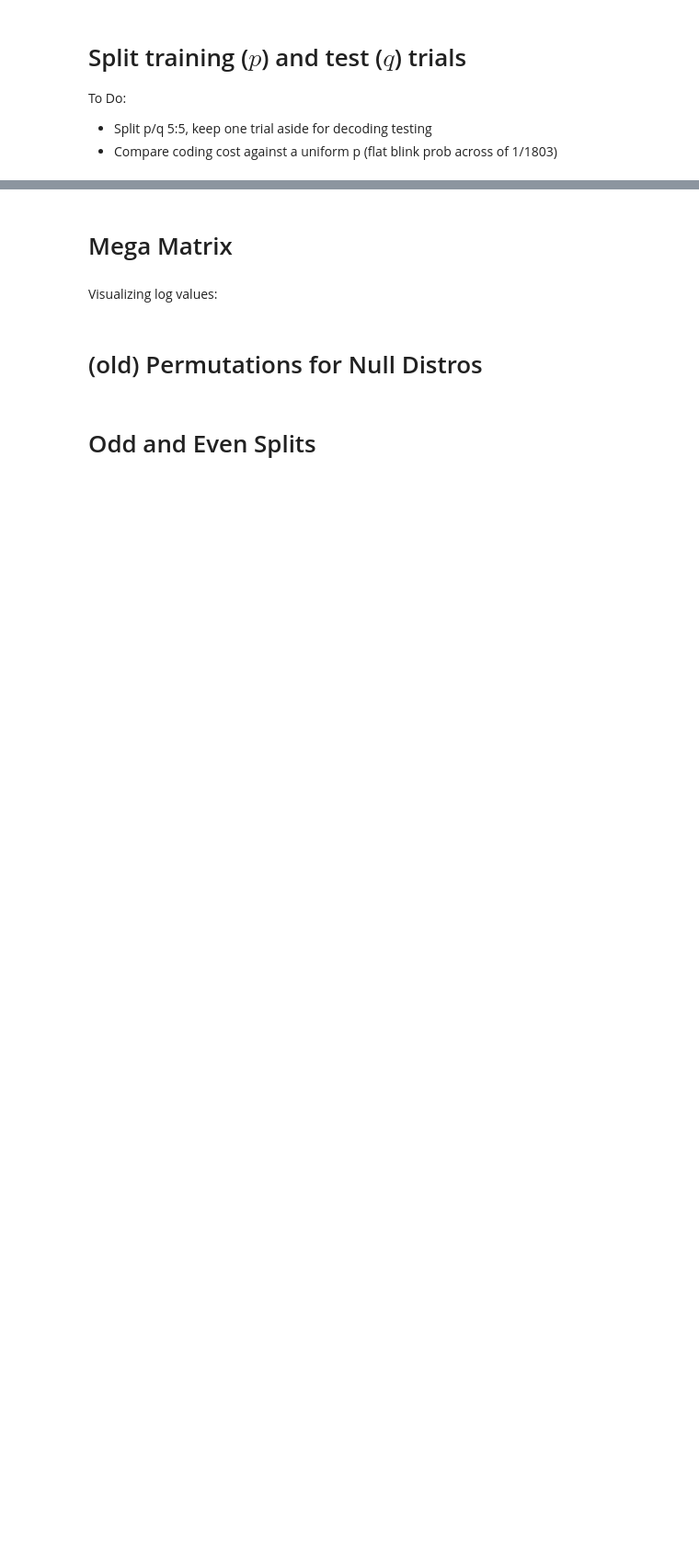
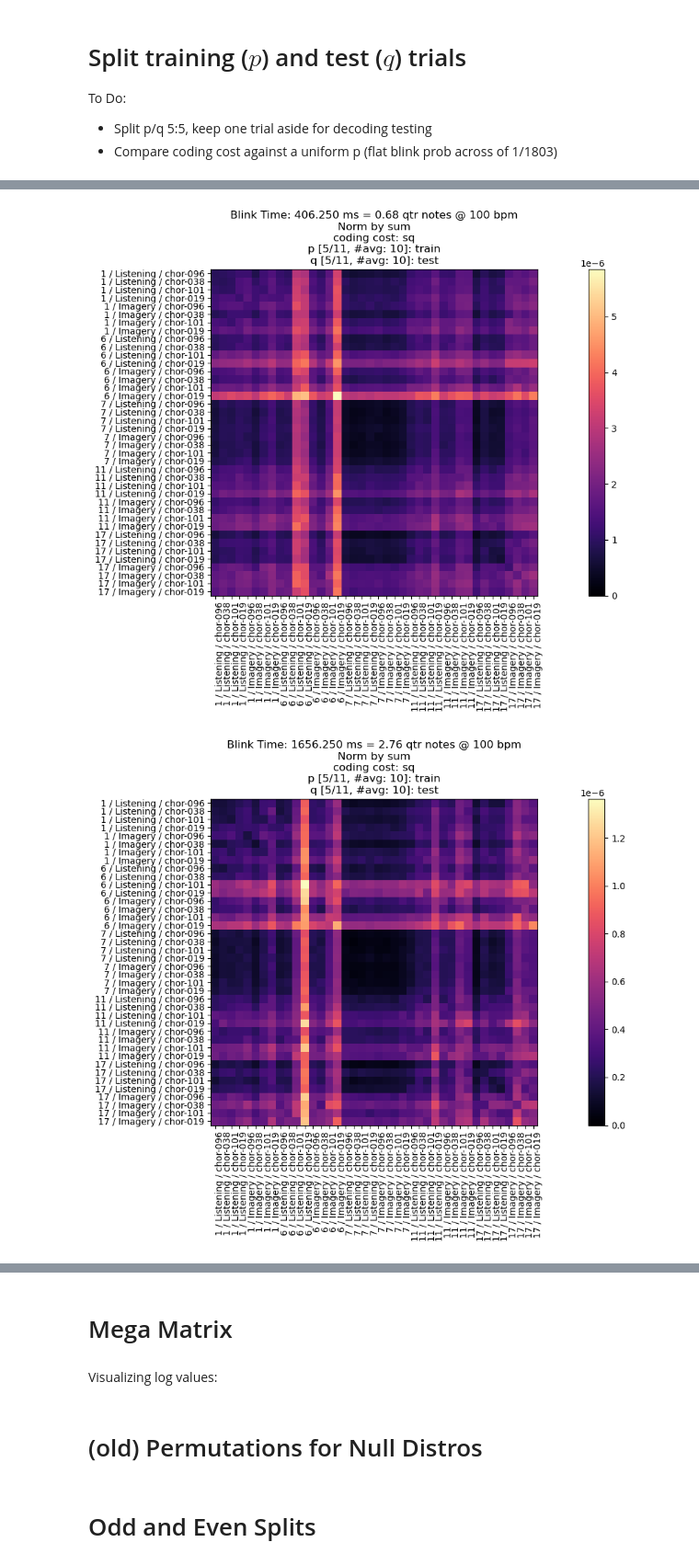
Before and after one commit to 3x10e8/music_imagery, a Jupyter notebook: notebooks/blinks/eye_blinks_info_metric.ipynb, the cells around one changed output, grey strips where cells are left out. Shown at 92% size. Drawn from its saved outputs; the diff is of its cells as text; code cells hidden in the pictures; blank space fills up the shorter version.

```diff
--- a/notebooks/blinks/eye_blinks_info_metric.ipynb
+++ b/notebooks/blinks/eye_blinks_info_metric.ipynb
@@ -170,8 +200,8 @@ def getTrialBlinksAndSource(subjectID, trial, eog_peaks_merged_trials, n_trial =
 
     return trial_blinks, trial_source
 # %%
-PLOT_SOURCE = True
-OVERWRITE_EOG_PEAKS = True
+PLOT_SOURCE = False # True # takes a lot of memory
+OVERWRITE_EOG_PEAKS = True # replace trial-by-trial ICA blinks with merged raw ICA blinks
 
 for subjectID in eog_peaks:
     if PLOT_SOURCE:
@@ -769,7 +864,8 @@ NUM_SUBJECTS = len(eog_peaks)
 TEST_STIM_LABELS = ['chor-038', 'chor-096', 'chor-101', 'chor-019']
 condLabels = ['Listening', 'Imagery'] #['Listening'] # consider only listening
 
-NUM_TRAINING_TRIALS = 6 #10
+NUM_TRAINING_TRIALS = 5 #10
+NUM_TESTING_TRIALS = 5 # leave one trial out
 
 TIMESCALES = [
     n_quarter_note/4,   # 1/16
@@ -784,7 +880,7 @@ half_width_sweep = [] #collects corresponding half width durations
 
 t = np.arange(start=0, stop=len(cueExp), step=1)
 
-AVG_LOOPS = 1
+AVG_LOOPS = 10 # 10 # 100
 train_trial_avg = {}
 test_trial_avg = {} # data for test set?
 
@@ -823,13 +919,13 @@ for n_loop in range(AVG_LOOPS):
 
                     # Split trials into train-test sets
                     allMatchingTrials = [x for x in idxs[condLabel][stimLabel]] #peaks_sq_all[subjectID][stimLabel][condLabel].keys()]
-                    allMatchingTrials = np.array(allMatchingTrials)
+                    allMatchingTrials = np.array(allMatchingTrials[:NUM_TRAINING_TRIALS + NUM_TESTING_TRIALS]) # leave one trial out before randomizing
                     np.random.shuffle(allMatchingTrials)
 
                     #print('All trials:', allMatchingTrials)
                     trainTrialIdxs = allMatchingTrials[:NUM_TRAINING_TRIALS]
                     print('Train trials:', trainTrialIdxs)
-                    testTrialIdxs = allMatchingTrials[NUM_TRAINING_TRIALS:]
+                    testTrialIdxs = allMatchingTrials[NUM_TRAINING_TRIALS:NUM_TRAINING_TRIALS + NUM_TESTING_TRIALS]
                     print('Test trials:', testTrialIdxs)
 
                     # Get the distro for training trials
@@ -957,13 +1093,16 @@ half_width_sweep
 # %%
 PLOT_PQ = not True
 
+vmin = 0
+vmax = None #0.04
+
 subjectIDs = [1, 6, 7, 11, 17]
-half_widths = [13, 26] #, 53, 106]
+half_widths = [13, 53] #, 53, 106]
 condLabels = ['Listening', 'Imagery'] #list(train_trial_avg[half_widths[0]][subjectIDs[0]].keys())
 stimLabels = list(train_trial_avg[half_widths[0]][subjectIDs[0]][condLabels[0]].keys())
 NORMS = ['sum'] #, 'none'] #['sum'] #, 'max']
-sq_checks = [False] #[True, False]
-P_BASELINE_CHECK = [True, False]
+sq_checks = [True, False] #[True, False]
+P_BASELINE_CHECK = [False]
 P_TRAIN = True
 
 for P_BASELINE in P_BASELINE_CHECK:
@@ -1053,39 +1192,42 @@ for P_BASELINE in P_BASELINE_CHECK:
                         if P_TRAIN:
                             title += f'p [{NUM_TRAINING_TRIALS}/11, #avg: {AVG_LOOPS}]: train'
                         else:
-                            title += f'p [{11-NUM_TRAINING_TRIALS}/11, #avg: {AVG_LOOPS}]: test'
+                            title += f'p [{NUM_TESTING_TRIALS}/11, #avg: {AVG_LOOPS}]: test'
                         title += '\n'
 
                     if Q_TRAIN:
                         title += f'q [{NUM_TRAINING_TRIALS}/11, #avg: {AVG_LOOPS}]: train'
                     else:
-                        title += f'q [{11-NUM_TRAINING_TRIALS}/11, #avg: {AVG_LOOPS}]: test'
+                        title += f'q [{NUM_TESTING_TRIALS}/11, #avg: {AVG_LOOPS}]: test'
 
                     figsize = (N*0.4, N*0.4/2)
 
                     fig, ax = plt.subplots(figsize=figsize)
                     plot_info(results_matrix,
                             ax,
                             rowLabels, colLabels, title,
-                            vmin=0,
-                            vmax=0.05, #10,
+                            vmin=vmin,
+                            vmax=vmax, #10,
                             fontsize = 10,
                             )
 
                     if PLOT_PQ:
                         fig, axs = plt.subplots(N, N, figsize=figsize, sharex=True, sharey=True)
 
                         for i in range(N):
                             for j in range(N):
                                 title_str = 'Blink Dur: {:.3f} s'.format(2 * half_width * 1/fs)
                                 title_str+= f', sub-{subjectID}, {condLabel}, {stimLabel}'
                                 title_str+= f'\nTraining Trials\t(for $p_i$): {trainTrialIdxs}' # {NUM_TRAINING_TRIALS}'
                                 title_str+= f'\nTest Trials\t(for $q_i$): {testTrialIdxs}' # {NUM_TRAINING_TRIALS}'
                                 if SQ_SANITY_CHECK:
                                     title_str+= '\n$ 1/N \sum (p_i - q_i)^2$ = {:.5f}'.format(results_matrix[i, j])
                                 else:
                                     title_str+= '\n$-1/N \sum q_i log p_i + (1-q_i) log (1-p_i)$ = {:.5f}'.format(results_matrix[i, j])
 
                                 plot_pq(axs[i][j], p_norms[i][j], q_norms[i][j], t, fs)
                         plt.tight_layout()
                     plt.show()
+# %% [output]
+[figure, added]
+[figure, added]
```
Also changed, not shown: parts of 27 cells of this notebook, 3 other files.
